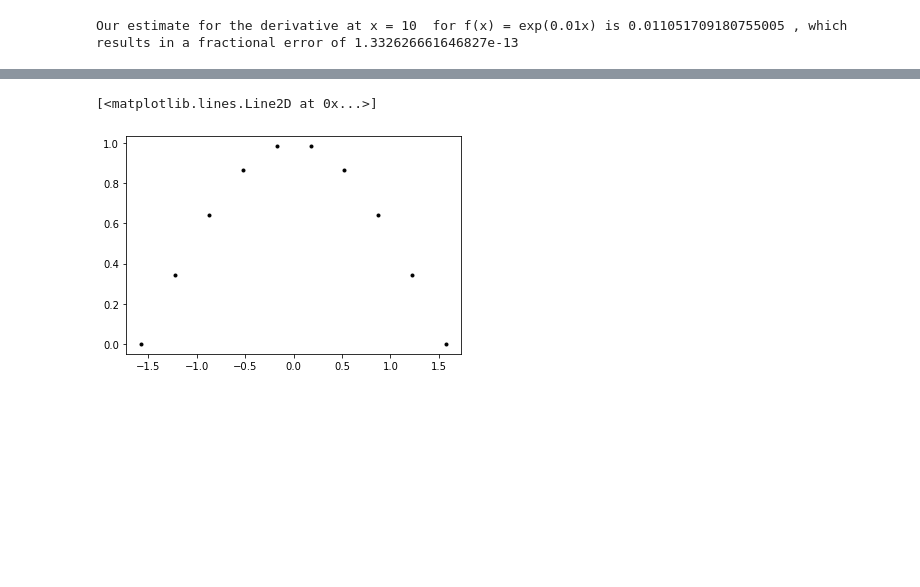
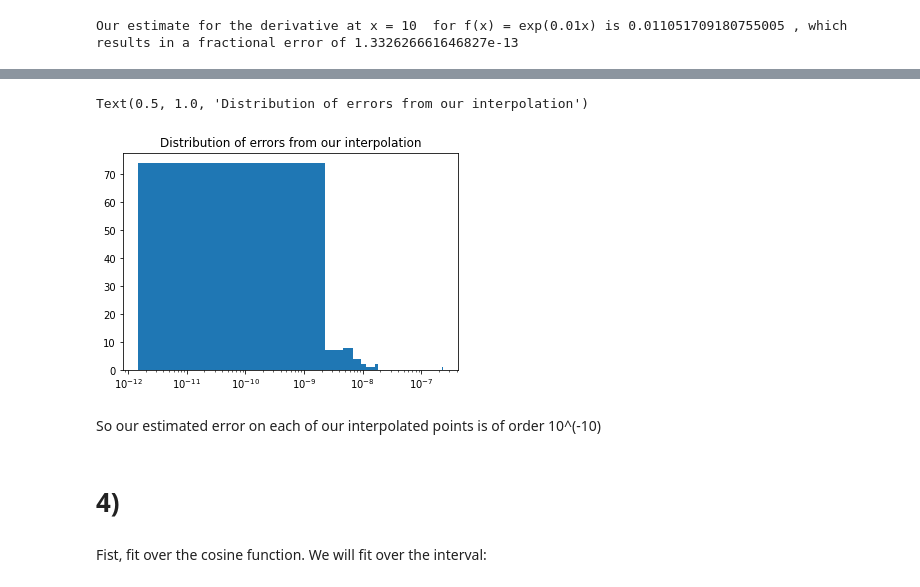
Before and after one commit to PatrickHorlaville/PHYS512, a Jupyter notebook: assignment_1/PS1_notebook.ipynb, the cells around one changed output, grey strips where cells are left out. Cells and saved outputs as stored; diff of their text form; code cells hidden in the pictures; blank space fills up the shorter version.

```diff
--- a/assignment_1/PS1_notebook.ipynb
+++ b/assignment_1/PS1_notebook.ipynb
@@ -101,14 +94,0 @@ third_deriv(funct1, x_t, d_approx)
-# %%
-ds_t = [d_approx for i in range(10)]
-third_d_t = [0 for i in range(10)]
-
-for i in range(10):
-    if i == 0:
-        third_d_t[i] = third_deriv(funct1, x_t, d_approx)
-    else:
-        third_d_t[i] = third_deriv(funct1, x_t, ds_t[i-1])
-            if third_d_t[i] == 0:
-                ds_t[i] = ((e_m*funct1(x_t))/third_d_t[i-1])**(1/3)
-                opti_delta = ds_t[i]
-            else:
-                ds_t[i] = ((e_m*funct1(x_t))/third_d_t[i])**(1/3)
@@ -178,6 +151,7 @@ def lakeshore(V, data):
         V = np.array([V])
 
     t_interp = np.zeros(len(V))
+    tot_err = np.zeros(len(V))
 
     for i in range(len(V)):
         ind = np.max(np.where(V[i] >= volt)[0])
@@ -187,5 +161,17 @@ def lakeshore(V, data):
         pred = np.polyval(pars, V[i])
         t_interp[i] = pred
 
+        mins = np.sort(np.abs(V[i] - v_use))
+        h_est = mins[0]
+        if h_est < e_m:
+            h_est = mins[1]
+            trunc_err = (h_est)**4
+            round_err = (e_f)*(np.abs(t_interp[i]/h_est))
+            tot_err[i] = trunc_err + round_err
+        else:
+            trunc_err = (h_est)**4
+            round_err = (e_f)*(t_interp[i]/h_est)
+            tot_err[i] = trunc_err + round_err
 
-    return t_interp
+
+    return t_interp, tot_err
@@ -201,0 +178,4 @@ plt.plot(voltage, temperature, '.k', alpha = 0.5)
+# %%
+v_interp = np.linspace(voltage[::-1][1], voltage[::-1][-2], 100)
+# %%
+t_interp, err_interp = lakeshore(v_interp, data)
@@ -201,0 +192,13 @@ plt.plot(voltage, temperature, '.k', alpha = 0.5)
+# %%
+plt.hist(err_interp, bins = 100)
+plt.xscale('log')
+plt.title('Distribution of errors from our interpolation')
+# %% [output]
+Text(0.5, 1.0, 'Distribution of errors from our interpolation')
+[figure, added]
+# %% [markdown]
+So our estimated error on each of our interpolated points is of order 10^(-10)
+# %% [markdown]
+# 4)
+# %% [markdown]
+Fist, fit over the cosine function. We will fit over the interval:
@@ -207,5 +211,0 @@ y_true = np.cos(x_true)
-# %%
-plt.plot(x_true, y_true, '.k')
-# %% [output]
-[<matplotlib.lines.Line2D at 0x...>]
-[figure, removed]
```
Also changed, not shown: parts of 75 cells of this notebook, 2 other files.
